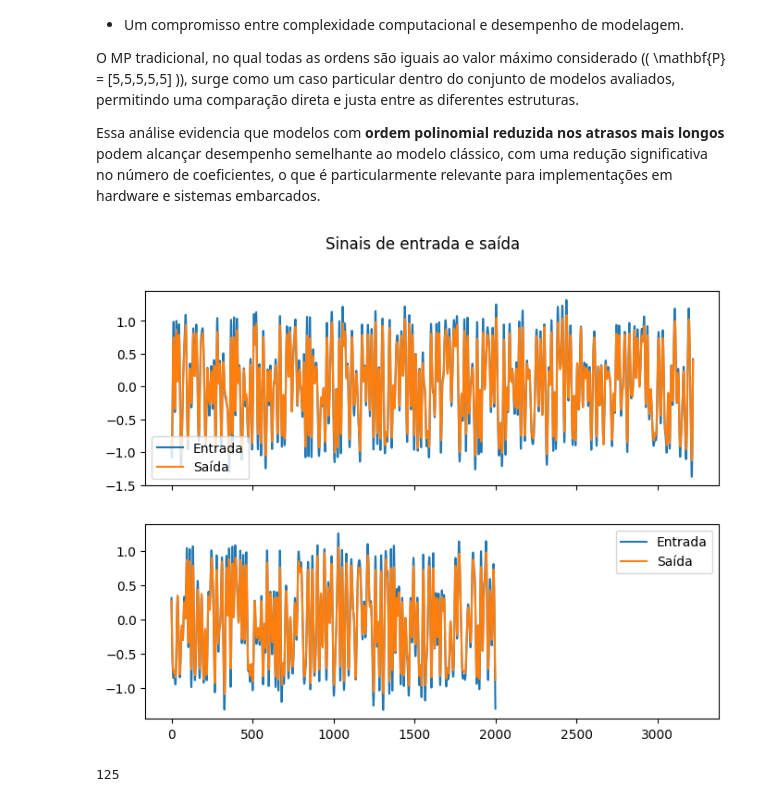
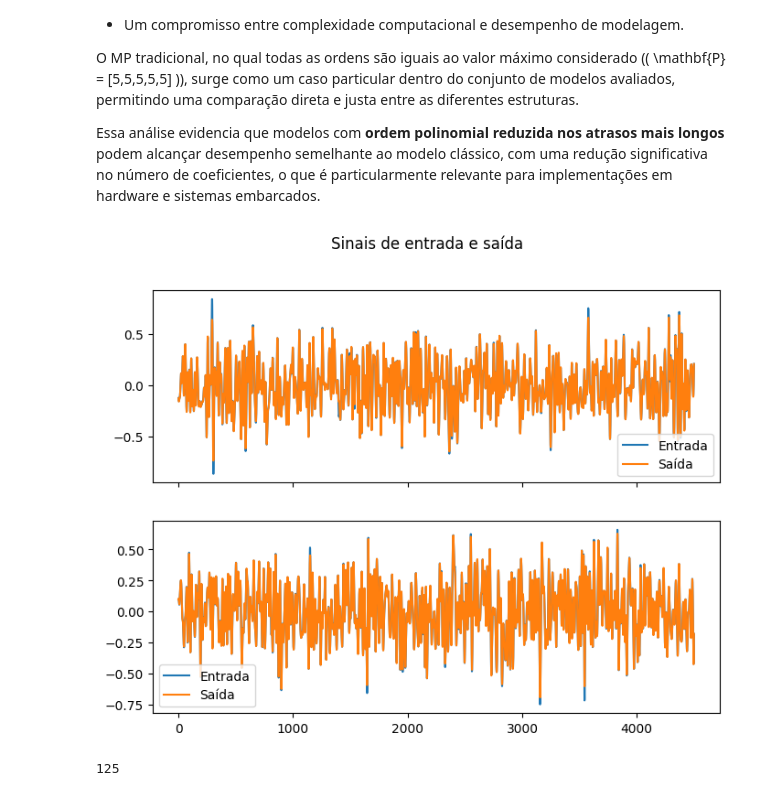
Before and after one commit to Je-Leo-AS/DPD, a Jupyter notebook: Master/M6-Avaliacao-mp .ipynb, the cells around one changed output. Saved outputs shown, nothing was run; the diff lists cells and outputs as text; code cells hidden in the pictures.

```diff
--- a/Master/M6-Avaliacao-mp .ipynb
+++ b/Master/M6-Avaliacao-mp .ipynb
@@ -63,26 +63,26 @@ Essa análise evidencia que modelos com **ordem polinomial reduzida nos atrasos
 # %%
 from scipy.io import loadmat
 import numpy as np
 import os
 
 INPUT_DIT = 'INPUT'
 OUTPUT_DIR = 'OUTPUT'
 
 file_name = 'in_out_SBRT2_direto'
-# file_name = 'data_LDMOS_formatted_4500p'
+file_name = 'data_LDMOS_formatted_4500p'
 csv_file_name = file_name + "_validation.csv"
 
 mat = loadmat(os.path.join('..', INPUT_DIT, file_name + '.mat'))
 
 in_data_ext = mat['in_extraction'].flatten()
 out_data_ext = mat['out_extraction'].flatten()
 in_data_val = mat['in_validation'].flatten()
 out_data_val = mat['out_validation'].flatten()
 
 from functions import *
 plot_signals(in_data_ext, out_data_ext, in_data_val, out_data_val)
 # %% [output]
-[figure, old version]
+[figure, new version]
 # %%
 import itertools
 import numpy as np
```
Also changed, not shown: parts of 8 cells of this notebook, 1 other file.
